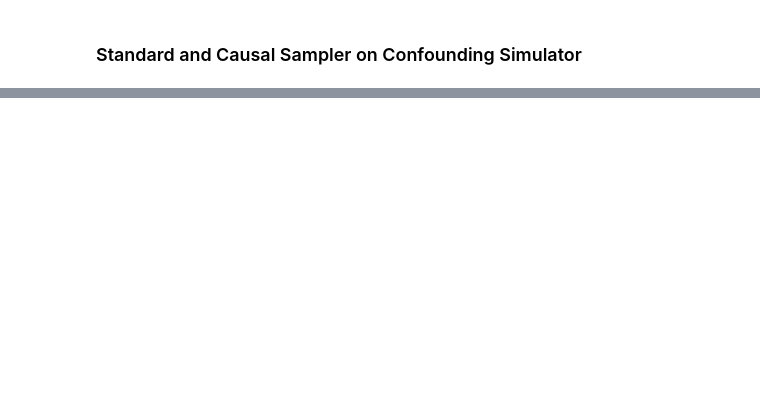
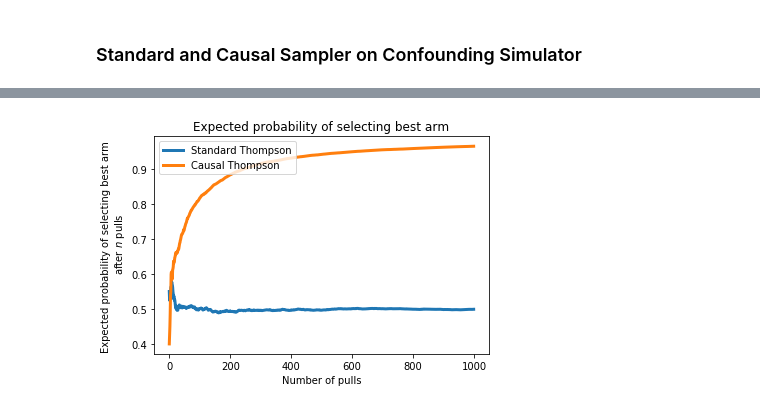
Before and after one commit to tylernickr/causalbandits, a Jupyter notebook: Testing.ipynb, the cells around one changed output, grey strips where cells are left out. Cells and saved outputs as stored; diff of their text form; code cells hidden in the pictures; blank space fills up the shorter version.

```diff
--- a/Testing.ipynb
+++ b/Testing.ipynb
@@ -130,0 +146,13 @@ plt.show()
+# %%
+StandardTS_prob_plot = plt.plot(np.divide(exp_standard_prob_best_arm,n_trials), lw =3,
+                         label = "Standard Thompson")
+CausalTS_prob_plot = plt.plot(np.divide(exp_causal_prob_best_arm,n_trials), lw =3,
+                       label = "Causal Thompson")
+#plt.ylim(bottom=0,top = 30)
+plt.title("Expected probability of selecting best arm")
+plt.xlabel("Number of pulls")
+plt.ylabel("Expected probability of selecting best arm \n after $n$ pulls")
+plt.legend(loc="upper left");
+plt.show()
+# %% [output]
+[figure, added]
```
Also changed, not shown: parts of 5 cells of this notebook.
